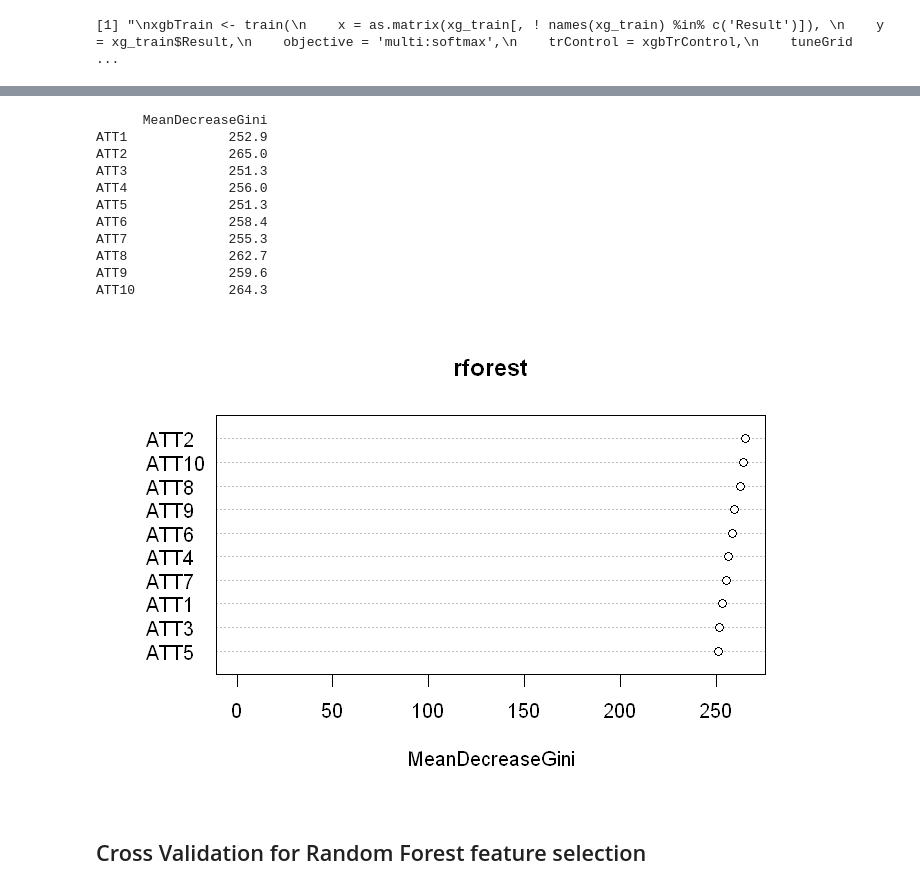
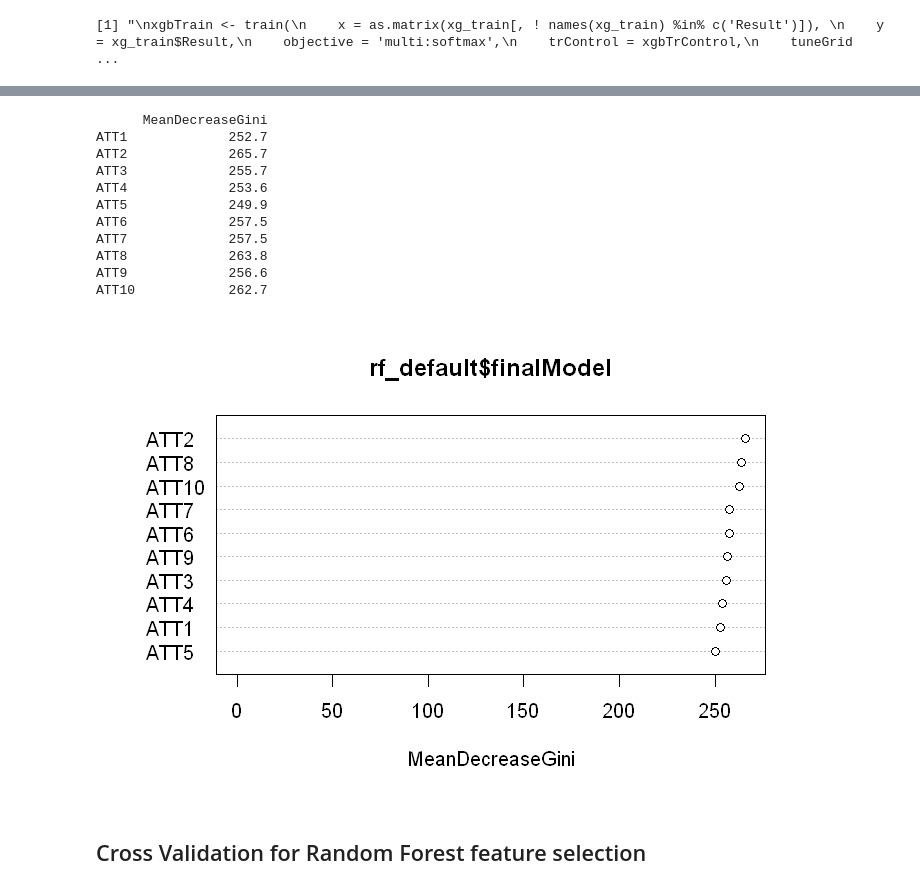
Before and after one commit to codeBehindMe/ADLA3, a Jupyter notebook: groupG.ipynb, the cells around one changed output, grey strips where cells are left out. Cells and saved outputs as stored; diff of their text form; code cells hidden in the pictures.

Commit message:
Improved my models (RF, XGB, KNN) and started adding others.

```diff
--- a/groupG.ipynb
+++ b/groupG.ipynb
@@ -213,6 +204,6 @@ head(prostate)
 # %%
 # drop Result back to numeric temporarily to see correclations
-prostate$Result <- as.numeric(prostate$Result)
+prostate$Result <- as.numeric(prostate$Result)-1
 
 # show each of the correlations with price
 cor(prostate[sapply(prostate, is.numeric)])[,'Result']
@@ -619,0 +570,9 @@ pred_xgb_std <- predict(bst, xg_test);
+# %%
+control <- trainControl(method="repeatedcv", number=10, repeats=3)
+seed <- seed
+metric <- "Accuracy"
+set.seed(seed)
+#mtry <- sqrt(ncol(x))
+tunegrid <- expand.grid(.mtry=c(2, 3, 4))
+rf_default <- train(Result ~., data=rforest_train, method="rf", metric=metric, tuneGrid=tunegrid, trControl=control)
+print(rf_default)
@@ -697,23 +605,23 @@ Balanced Accuracy       0.492    0.501   0.4934  0.49823
 # %%
-print(importance(rforest,type = 2))
+print(importance(rf_default$finalModel,type = 2))
 # %% [output]
       MeanDecreaseGini
-ATT1             252.9
-ATT2             265.0
-ATT3             251.3
-ATT4             256.0
-ATT5             251.3
-ATT6             258.4
-ATT7             255.3
-ATT8             262.7
-ATT9             259.6
-ATT10            264.3
+ATT1             252.7
+ATT2             265.7
+ATT3             255.7
+ATT4             253.6
+ATT5             249.9
+ATT6             257.5
+ATT7             257.5
+ATT8             263.8
+ATT9             256.6
+ATT10            262.7
 # %%
 options(repr.plot.width = 6)
 options(repr.plot.height = 4)
-varImpPlot(rforest)
+varImpPlot(rf_default$finalModel)
 # %% [output]
-[figure, old version]
+[figure, new version]
 # %% [markdown]
 ## Cross Validation for Random Forest feature selection
 # %%
```
Also changed, not shown: parts of 84 cells of this notebook.
